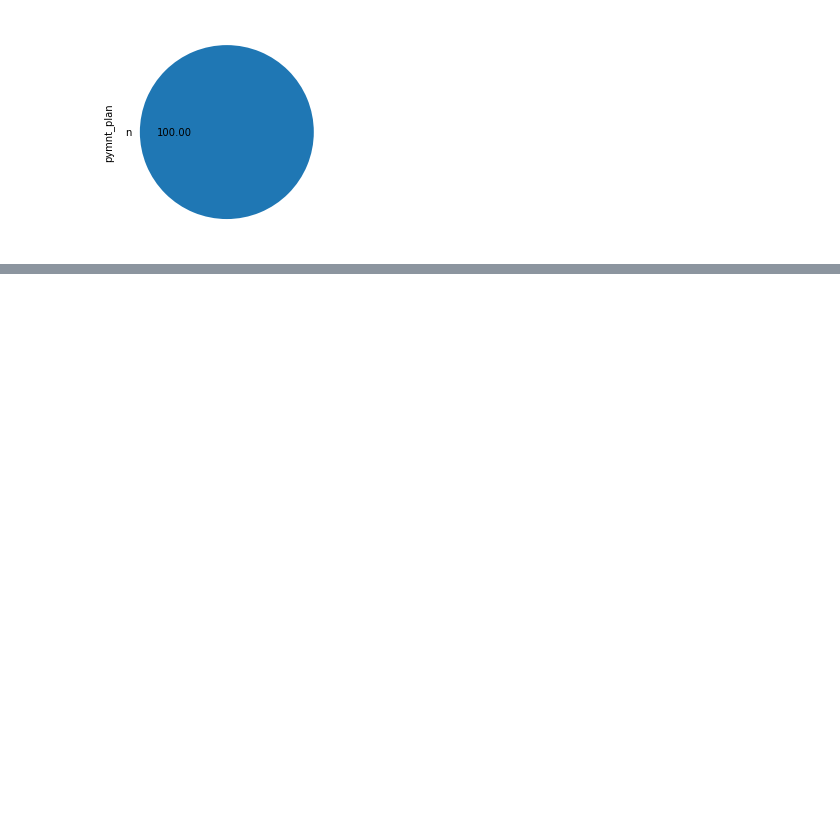
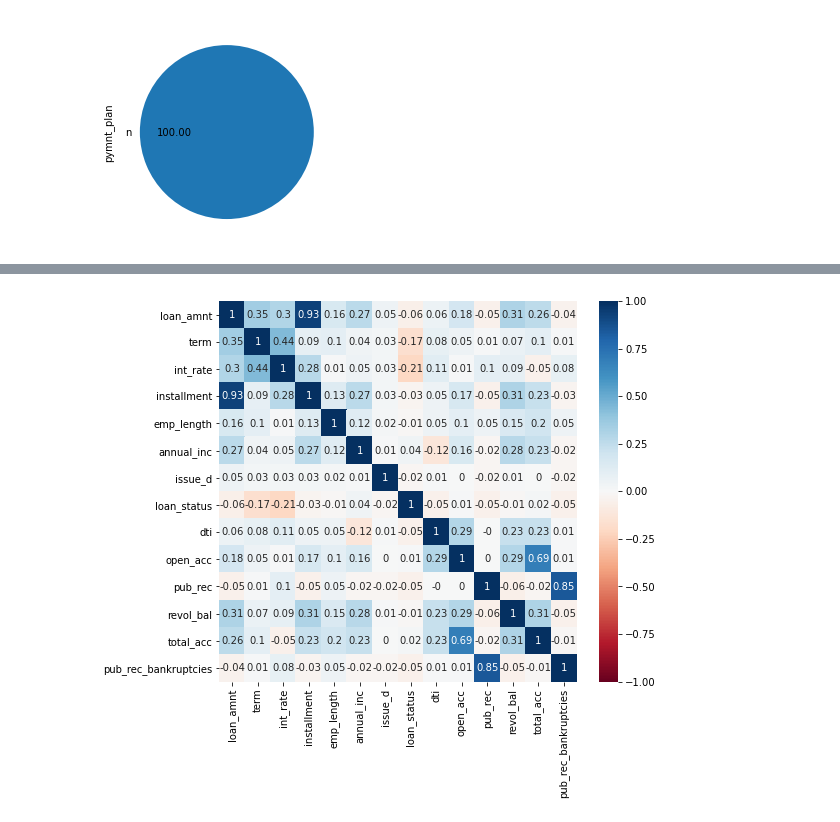
Before and after one commit to Silapada-Hansda/case_study_LG, a Jupyter notebook: Silapada_Hansda.ipynb, the cells around one changed output, grey strips where cells are left out. Cells and saved outputs as stored; diff of their text form; code cells hidden in the pictures; blank space fills up the shorter version.

```diff
--- a/Silapada_Hansda.ipynb
+++ b/Silapada_Hansda.ipynb
@@ -396,0 +396,2 @@ plt.show()
+# %%
+loan_df.emp_length=loan_df.emp_length.fillna(value=0)
@@ -396,0 +403,3 @@ plt.show()
+# %%
+loan_df.emp_length=loan_df.emp_length.apply(lambda x: float(10) if x=="10+ years" else
+                                            ( float(0.5) if x=="< 1 year" else float(str(x).split()[0])))
@@ -396,0 +410,2 @@ plt.show()
+# %%
+loan_df.issue_d = pd.to_datetime(loan_df.issue_d,format='%d-%b').dt.month
@@ -396,0 +431,2 @@ plt.show()
+# %%
+loan_df.zip_code= loan_df.zip_code.apply(lambda x:int(x.rstrip('x')))
@@ -396,0 +476,7 @@ plt.show()
+# %%
+plt.figure(figsize=(8,7))
+corrmat = loan_df.corr()
+sns.heatmap(round(corrmat,2), cmap='RdBu', annot=True, annot_kws={"size": 10}, vmin=-1, vmax=1);
+plt.show()
+# %% [output]
+[figure, added]
```
Also changed, not shown: parts of 80 cells of this notebook.
